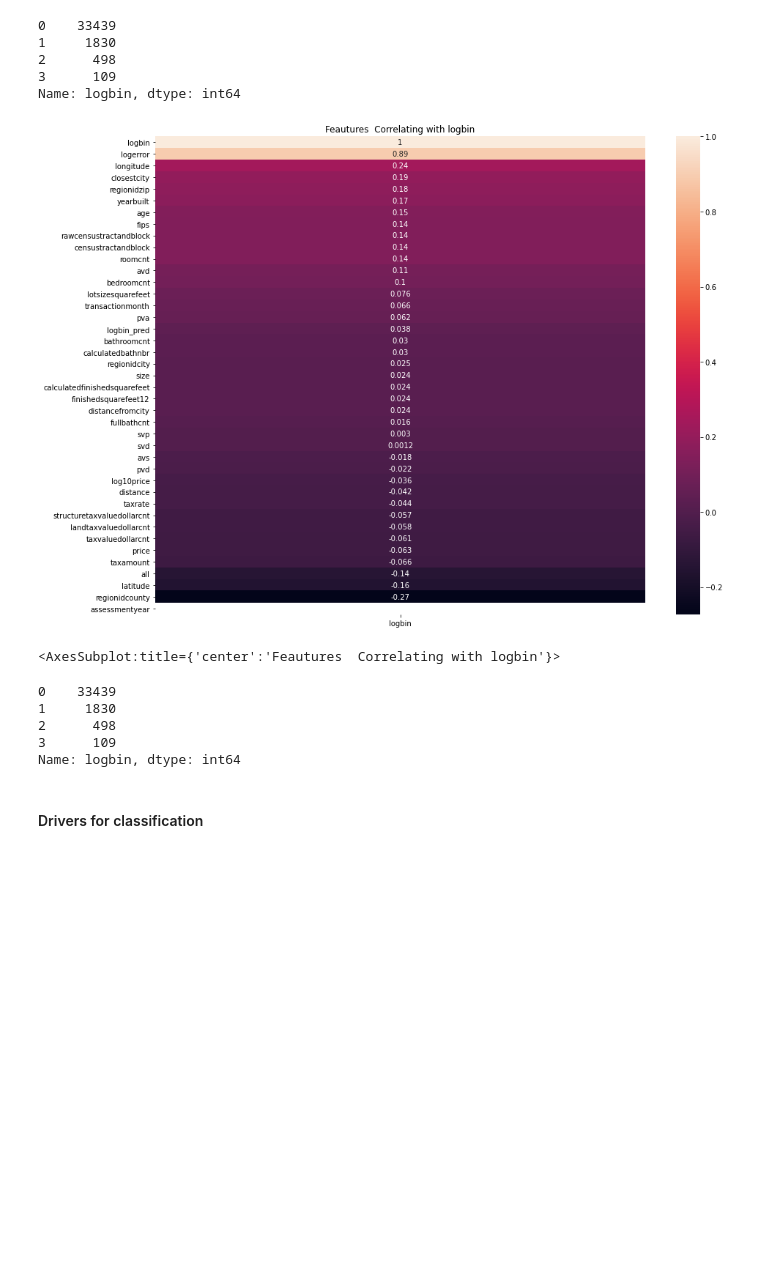
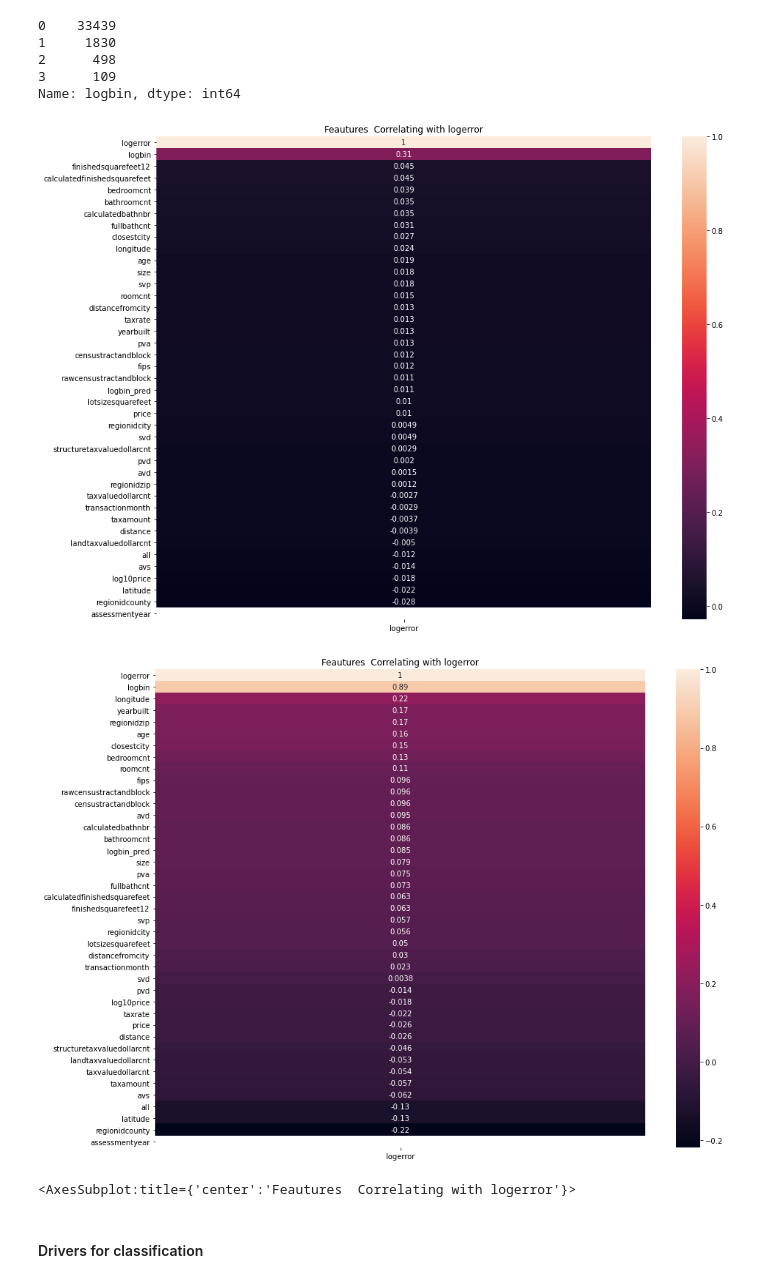
Before and after one commit to carterrxavier/clustering-project, a Jupyter notebook: Final_Notebook.ipynb, the cells around one changed output. Saved outputs shown, nothing was run; the diff lists cells and outputs as text; code cells hidden in the pictures; blank space fills up the shorter version.

```diff
--- a/Final_Notebook.ipynb
+++ b/Final_Notebook.ipynb
@@ -377,19 +379,12 @@ train_scaled.logbin.value_counts()
 3      109
 Name: logbin, dtype: int64
 # %%
-#explore.get_heatmap(train_scaled, 'logerror')
-explore.get_heatmap(train_scaled[(train_scaled['logbin'] > 1)], 'logbin')
+explore.get_heatmap(train_scaled, 'logerror')
+explore.get_heatmap(train_scaled[(train_scaled['logbin'] > 1)], 'logerror')
 # %% [output]
-[figure, old version]
+[figure, new version]
+[figure, added]
-<AxesSubplot:title={'center':'Feautures  Correlating with logbin'}>
+<AxesSubplot:title={'center':'Feautures  Correlating with logerror'}>
-# %%
-train_scaled.logbin.value_counts()
-# %% [output]
-0    33439
-1     1830
-2      498
-3      109
-Name: logbin, dtype: int64
 # %% [markdown]
 #### Drivers for classification
 # %%
```
Also changed, not shown: parts of 11 cells of this notebook.
